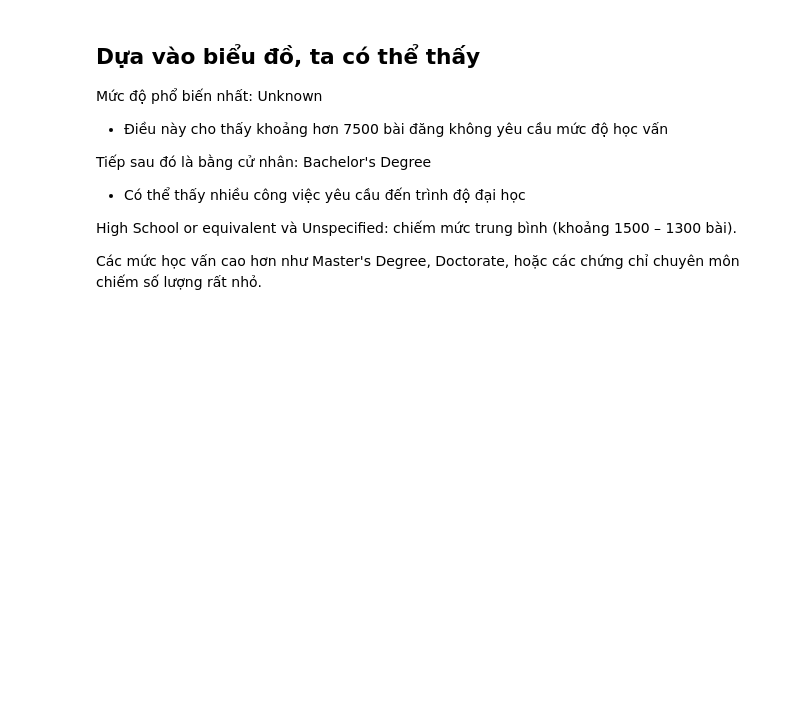
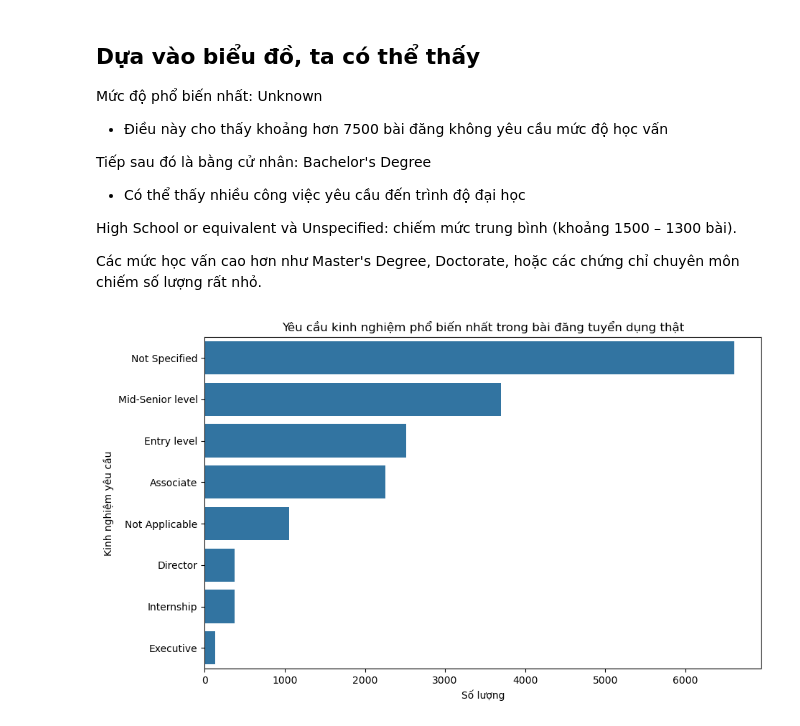
Before and after one commit to thanhlek5/Du-doan-tin-tuyen-dung, a Jupyter notebook: notebooks/preprocessing.ipynb, the cells around one changed output. Saved outputs shown, nothing was run; the diff lists cells and outputs as text; code cells hidden in the pictures; blank space fills up the shorter version.

```diff
--- a/notebooks/preprocessing.ipynb
+++ b/notebooks/preprocessing.ipynb
@@ -183,3 +201,13 @@ Tiếp sau đó là bằng cử nhân: Bachelor's Degree
 High School or equivalent và Unspecified: chiếm mức trung bình (khoảng 1500 – 1300 bài).
 
 Các mức học vấn cao hơn như Master's Degree, Doctorate, hoặc các chứng chỉ chuyên môn chiếm số lượng rất nhỏ.
+# %%
+df_non_fraud = df[df['fraudulent'] == 0]
+plt.figure(figsize=(10, 6))
+sns.countplot(y='required_experience', data=df_non_fraud, order=df_non_fraud['required_experience'].value_counts().index)
+plt.title('Yêu cầu kinh nghiệm phổ biến nhất trong bài đăng tuyển dụng thật')
+plt.xlabel('Số lượng')
+plt.ylabel('Kinh nghiệm yêu cầu')
+plt.show()
+# %% [output]
+[figure, added]
```
Also changed, not shown: parts of 8 cells of this notebook.
